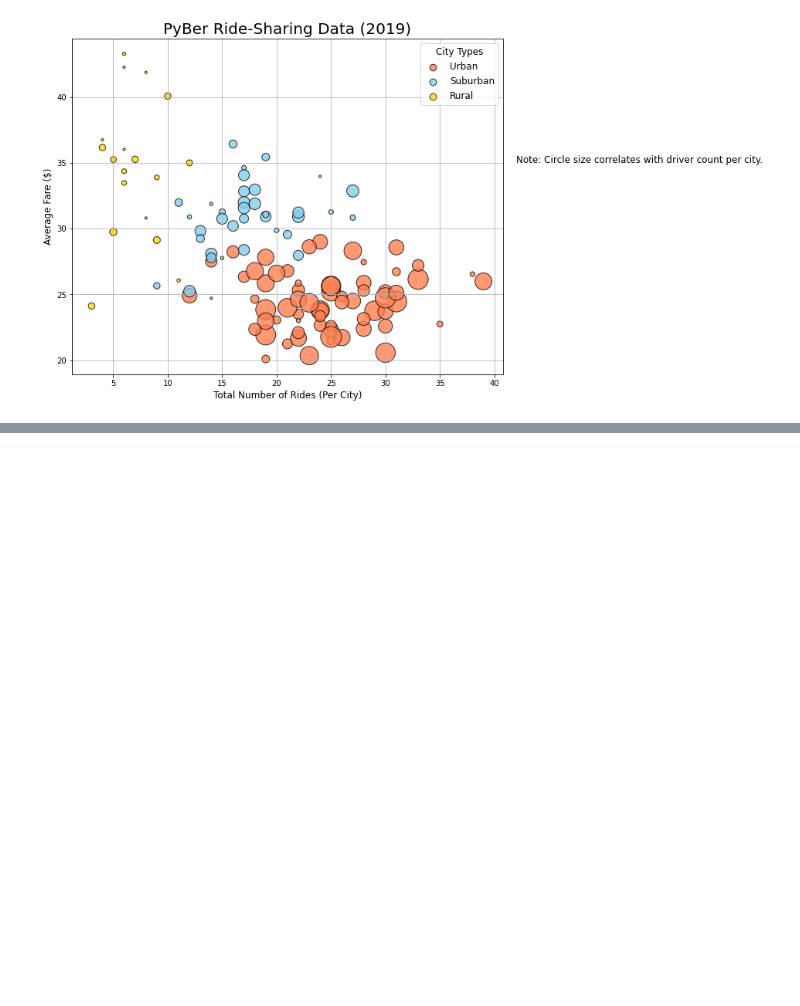
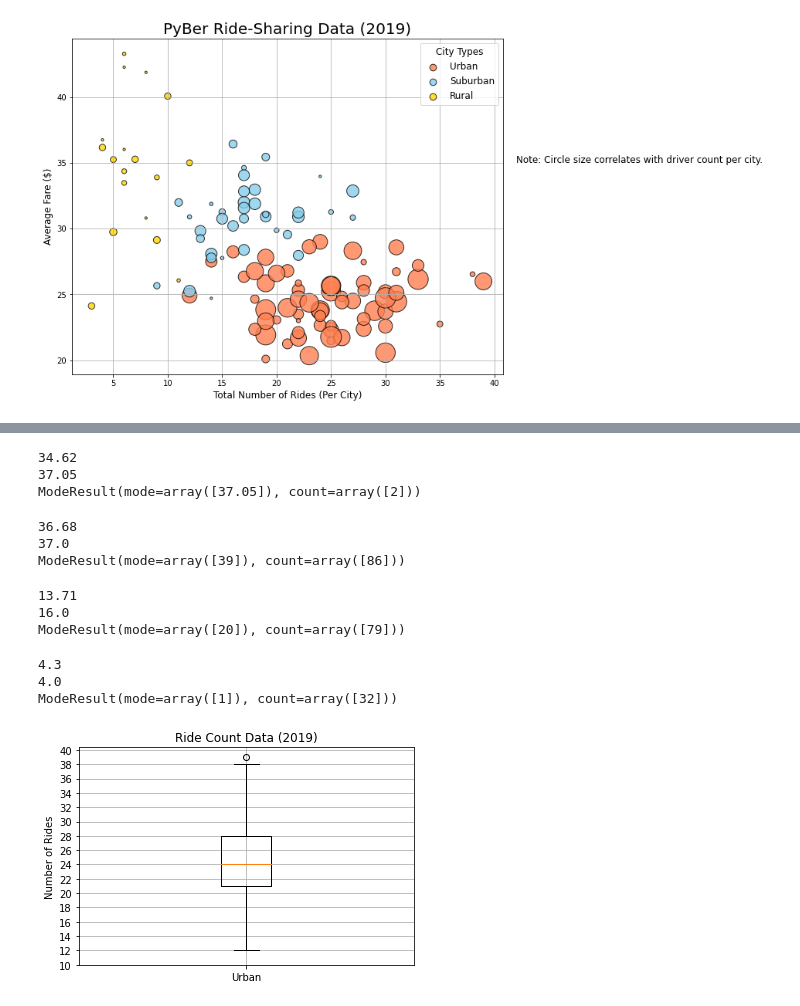
Before and after one commit to AdamSchwartz1/PyBer_Analysis, a Jupyter notebook: PyBer.ipynb, the cells around one changed output, grey strips where cells are left out. Cells and saved outputs as stored; diff of their text form; code cells hidden in the pictures; blank space fills up the shorter version.

Commit message:
Update with boxplots

```diff
--- a/PyBer.ipynb
+++ b/PyBer.ipynb
@@ -257,0 +419,14 @@ plt.show()
+# %%
+#rural fares stats
+mean_rural_fares = np.mean(rural_fares)
+print(round(mean_rural_fares,2))
+
+median_rural_fares = np.median(rural_fares)
+print(median_rural_fares)
+
+mode_rural_fares = sts.mode(rural_fares)
+print(mode_rural_fares)
+# %% [output]
+34.62
+37.05
+ModeResult(mode=array([37.05]), count=array([2]))
@@ -257,0 +438,55 @@ plt.show()
+# %%
+#Urban stats
+mean_urban_drivers = np.mean(urban_drivers)
+print(round(mean_urban_drivers,2))
+
+median_urban_drivers = np.median(urban_drivers)
+print(median_urban_drivers)
+
+mode_urban_drivers = sts.mode(urban_drivers)
+print(mode_urban_drivers)
+# %% [output]
+36.68
+37.0
+ModeResult(mode=array([39]), count=array([86]))
+# %%
+#Suburban stats
+mean_suburban_drivers = np.mean(suburban_drivers)
+print(round(mean_suburban_drivers,2))
+
+median_suburban_drivers = np.median(suburban_drivers)
+print(median_suburban_drivers)
+
+mode_suburban_drivers = sts.mode(suburban_drivers)
+print(mode_suburban_drivers)
+# %% [output]
+13.71
+16.0
+ModeResult(mode=array([20]), count=array([79]))
+# %%
+#Rural stats
+mean_rural_drivers = np.mean(rural_drivers)
+print(round(mean_rural_drivers,2))
+
+median_rural_drivers = np.median(rural_drivers)
+print(median_rural_drivers)
+
+mode_rural_drivers = sts.mode(rural_drivers)
+print(mode_rural_drivers)
+# %% [output]
+4.3
+4.0
+ModeResult(mode=array([1]), count=array([32]))
+# %%
+# Create a box-and-whisker plot for the urban cities ride count.
+x_labels = ["Urban"]
+fig, ax = plt.subplots()
+ax.boxplot(urban_ride_count, labels=x_labels)
+# Add the title, y-axis label and grid.
+ax.set_title('Ride Count Data (2019)')
+ax.set_ylabel('Number of Rides')
+ax.set_yticks(np.arange(10, 41, step=2.0))
+ax.grid()
+plt.show()
+# %% [output]
+[figure, added]
```
Also changed, not shown: parts of 33 cells of this notebook, 3 other files.
